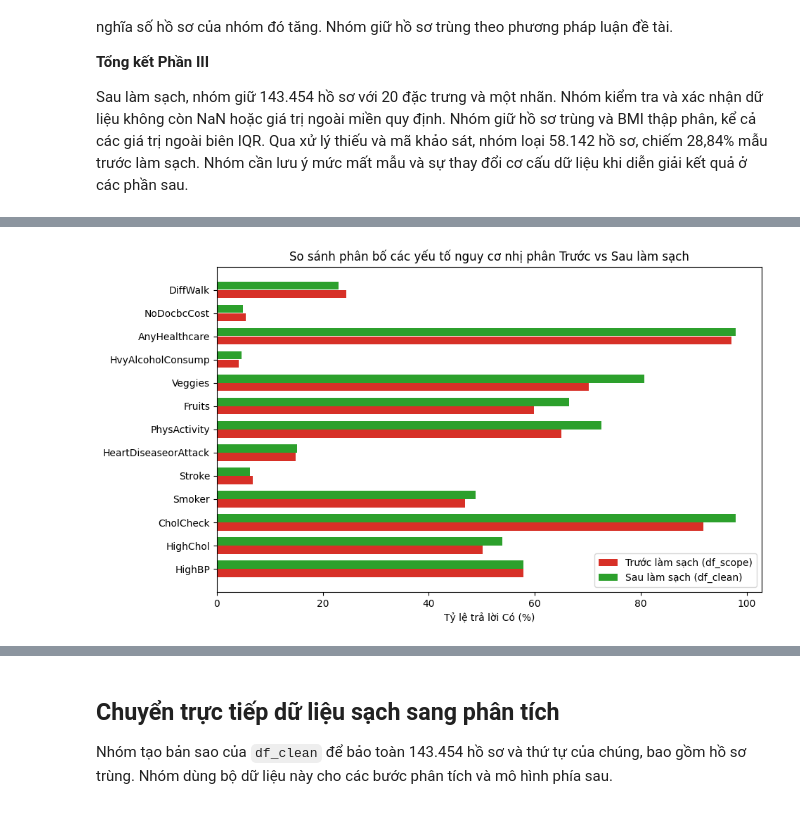
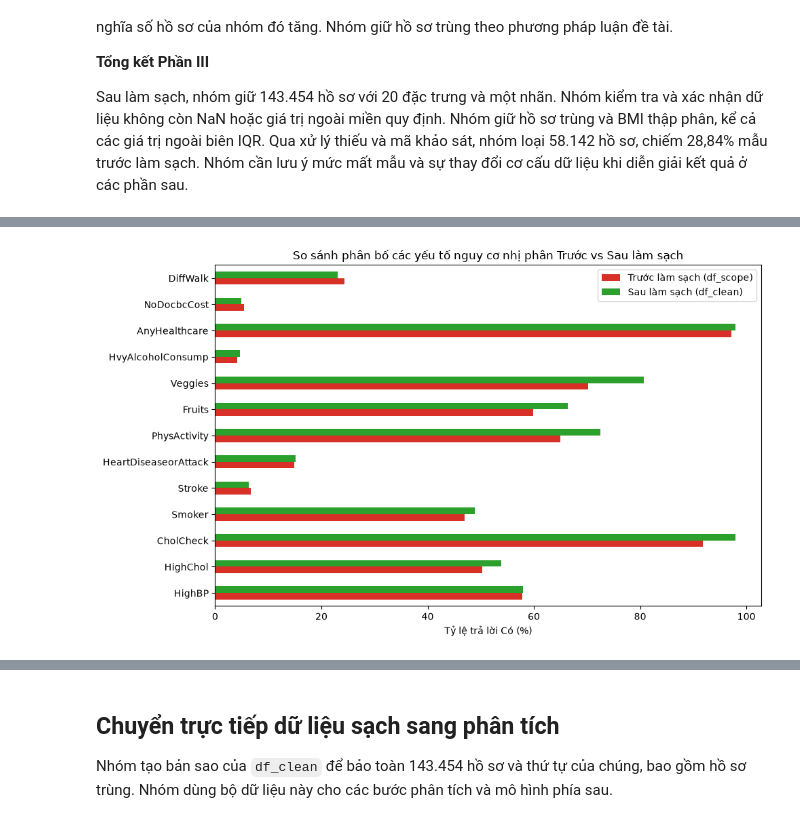
Before and after one commit to trancongdureal/ADY201m, a Jupyter notebook: Bao_cao_cuoi_ky_Nhom_6_SQL.ipynb, the cells around one changed output, grey strips where cells are left out. Saved outputs shown, nothing was run; the diff lists cells and outputs as text; code cells hidden in the pictures.

```diff
--- a/Bao_cao_cuoi_ky_Nhom_6_SQL.ipynb
+++ b/Bao_cao_cuoi_ky_Nhom_6_SQL.ipynb
@@ -879,35 +768,35 @@ plt.show()
 # %%
 # Biểu đồ 6: So sánh tỷ lệ các yếu tố nguy cơ nhị phân Trước vs Sau làm sạch
 compare_cols = ['HighBP', 'HighChol', 'CholCheck', 'Smoker', 'Stroke', 'HeartDiseaseorAttack', 'PhysActivity', 'Fruits', 'Veggies', 'HvyAlcoholConsump', 'AnyHealthcare', 'NoDocbcCost', 'DiffWalk']
 before_rates = [
     (df_scope['_RFHYPE5'] == 2).mean() * 100,
     (df_scope['TOLDHI2'] == 1).mean() * 100,
     (df_scope['_CHOLCHK'] == 1).mean() * 100,
     (df_scope['SMOKE100'] == 1).mean() * 100,
     (df_scope['CVDSTRK3'] == 1).mean() * 100,
     (df_scope['_MICHD'] == 1).mean() * 100,
     (df_scope['_TOTINDA'] == 1).mean() * 100,
     (df_scope['_FRTLT1'] == 1).mean() * 100,
     (df_scope['_VEGLT1'] == 1).mean() * 100,
     (df_scope['_RFDRHV5'] == 2).mean() * 100,
     (df_scope['HLTHPLN1'] == 1).mean() * 100,
     (df_scope['MEDCOST'] == 1).mean() * 100,
     (df_scope['DIFFWALK'] == 1).mean() * 100
 ]
 after_rates = [(df_clean[c] == 1).mean() * 100 for c in compare_cols]
 
-fig, ax = plt.subplots(figsize=(10, 6))
-y_idx = np.arange(len(compare_cols))
-ax.barh(y_idx - 0.18, before_rates, height=0.35, color='#d73027', label='Trước làm sạch (df_scope)')
-ax.barh(y_idx + 0.18, after_rates, height=0.35, color='#2ca02c', label='Sau làm sạch (df_clean)')
-ax.set_yticks(y_idx)
-ax.set_yticklabels(compare_cols)
+df_compare_plot = pd.DataFrame({
+    'Trước làm sạch (df_scope)': before_rates,
+    'Sau làm sạch (df_clean)': after_rates
+}, index=compare_cols)
+
+ax = df_compare_plot.plot(kind='barh', figsize=(10, 6), color=['#d73027', '#2ca02c'])
+ax.set_title("So sánh phân bố các yếu tố nguy cơ nhị phân Trước vs Sau làm sạch")
 ax.set_xlabel("Tỷ lệ trả lời Có (%)")
-ax.set_title("So sánh phân bố các yếu tố nguy cơ nhị phân Trước vs Sau làm sạch")
-ax.legend(loc='lower right')
+plt.tight_layout()
 plt.show()
 # %% [output]
-[figure, old version]
+[figure, new version]
 # %%
 # Bảng 17: Bảng đối chiếu toàn diện các chỉ tiêu Trước clean vs Sau clean
 df_before_after = pd.DataFrame({
```
Also changed, not shown: parts of 23 cells of this notebook, 1 other file.
